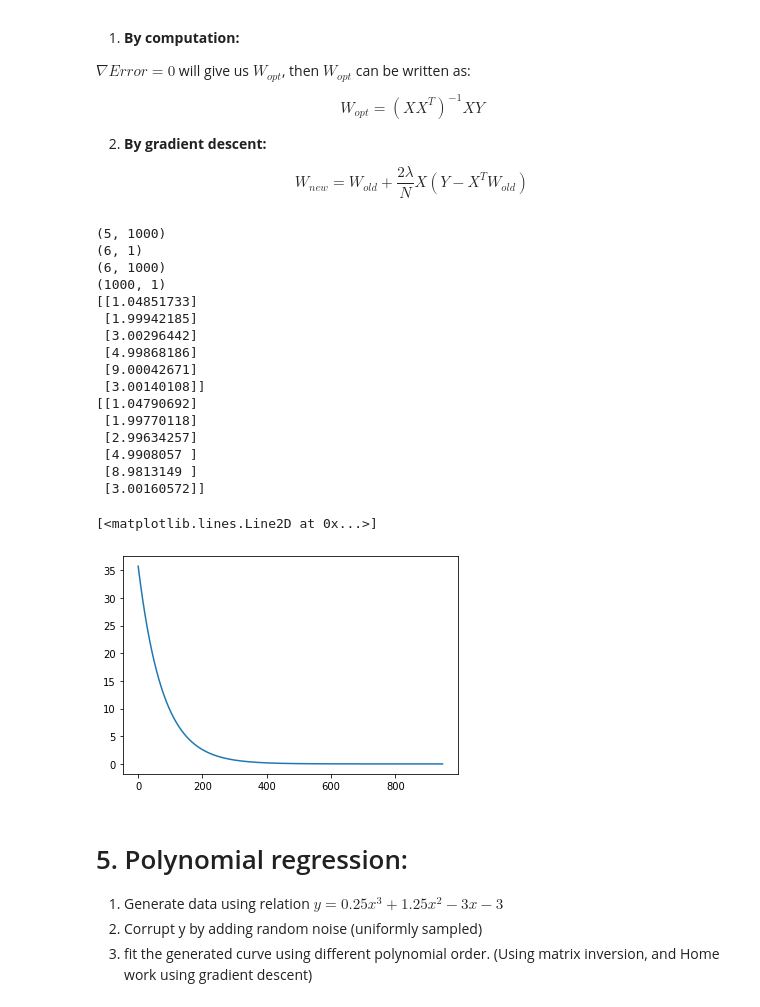
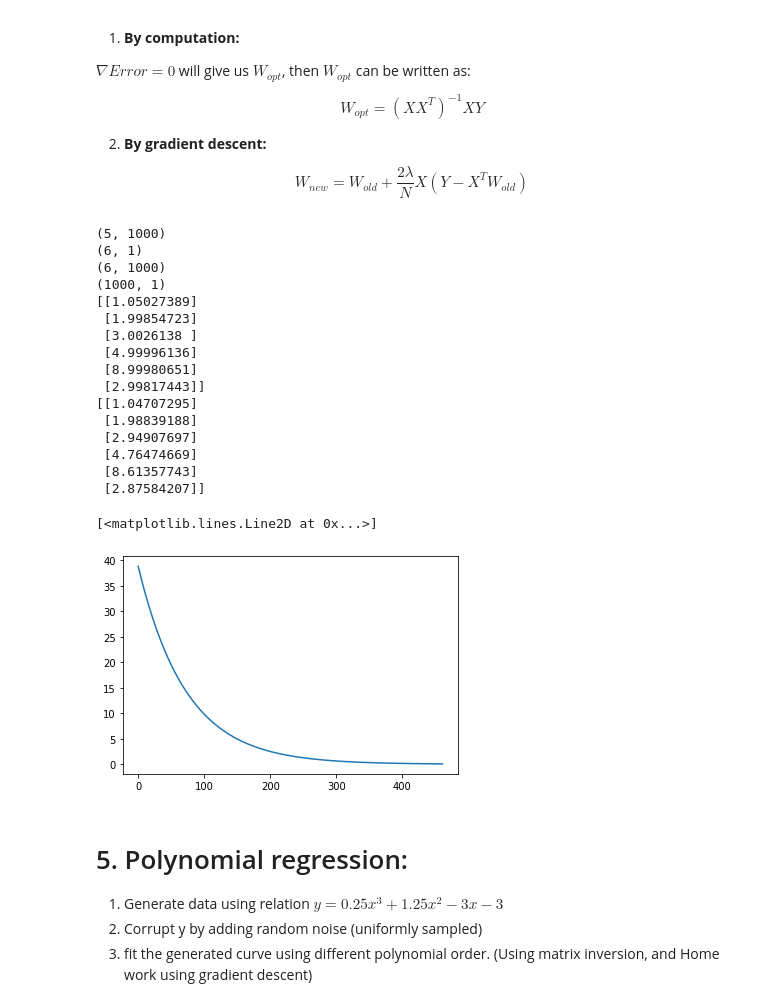
Before and after one commit to brinal8055/Machine-Learning, a Jupyter notebook: 180010030_Regression_PRML_Assignment_1.ipynb, the cells around one changed output. Cells and saved outputs as stored; diff of their text form; code cells hidden in the pictures.

```diff
--- a/180010030_Regression_PRML_Assignment_1.ipynb
+++ b/180010030_Regression_PRML_Assignment_1.ipynb
@@ -403,9 +405,11 @@ class regression:
         threshold = 0.001
         err = []
         w_pred = np.random.rand(6,1)
+        k=100000000000000000
 
-        while self.error(w_pred,y,x)>threshold:
-            err.append(self.error(w_pred,y,x))
+        while k-self.error(w_pred,y,x)>threshold:
+            k=self.error(w_pred,y,x)
+            err.append(k)
             w_pred = self.grad_update(w_pred,lr,y,x)
 
         err = np.asarray(err)
@@ -428,46 +432,46 @@ x_aug=np.concatenate((np.ones((1,x.shape[1])), x),axis=0)
 print(x_aug.shape)
 
 
 y=x_aug.T @ w  # vector multiplication
 print(y.shape)
 
 
 ## corrupted by noise
 nois=np.random.uniform(0,1,y.shape)
 y=y+0.1*nois
 
 ### the data (x_aug and y is generated)#####
 ###############################################################################################################
 # by computation (Normal equation)
 reg=regression()
 w_opt=reg.mat_inv(y,x_aug)
 print(w_opt)
 
 # by Gradien descent
 lr=0.01
 w_pred,err=reg.Regression_grad_des(x_aug,y,lr)
 print(w_pred)
 
 plt.plot(err)
 # %% [output]
 (5, 1000)
 (6, 1)
 (6, 1000)
 (1000, 1)
-[[1.04851733]
- [1.99942185]
- [3.00296442]
- [4.99868186]
- [9.00042671]
- [3.00140108]]
-[[1.04790692]
- [1.99770118]
- [2.99634257]
- [4.9908057 ]
- [8.9813149 ]
- [3.00160572]]
+[[1.05027389]
+ [1.99854723]
+ [3.0026138 ]
+ [4.99996136]
+ [8.99980651]
+ [2.99817443]]
+[[1.04707295]
+ [1.98839188]
+ [2.94907697]
+ [4.76474669]
+ [8.61357743]
+ [2.87584207]]
 [<matplotlib.lines.Line2D at 0x...>]
-[figure, old version]
+[figure, new version]
 # %% [markdown]
 # 5. Polynomial regression:
 
```
Also changed, not shown: parts of 12 cells of this notebook.
